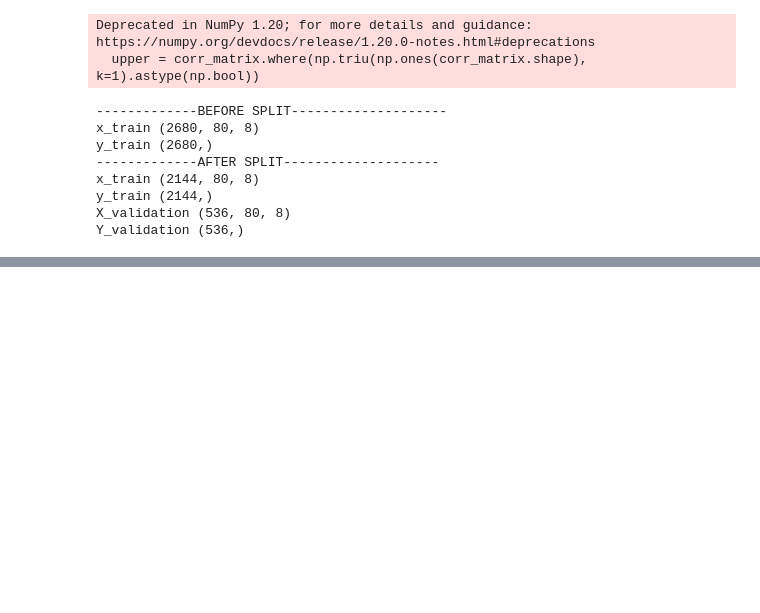
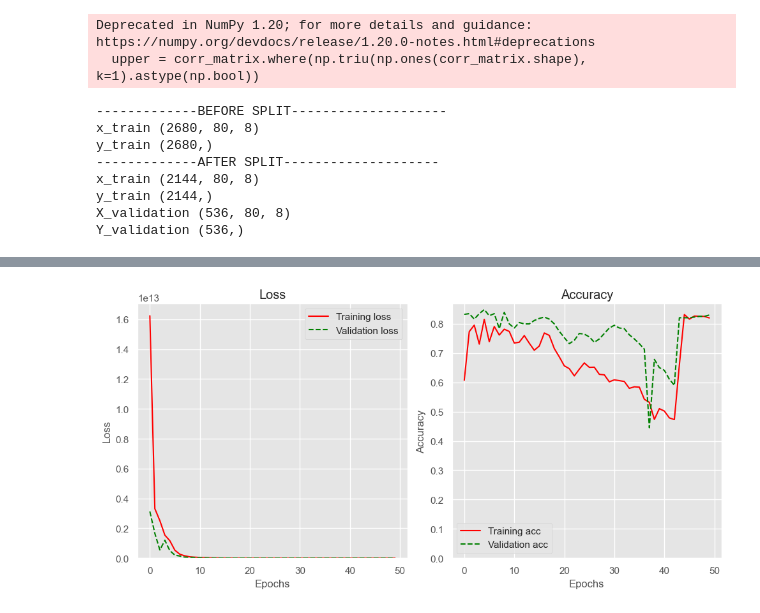
Before and after one commit to R3V0S/TMA-Botnet-Detection-with-Deep-Learning, a Jupyter notebook: Working Tests/1DCNN-CTU-test.ipynb, the cells around one changed output, grey strips where cells are left out. Saved outputs shown, nothing was run; the diff lists cells and outputs as text; code cells hidden in the pictures; blank space fills up the shorter version.

```diff
--- a/Working Tests/1DCNN-CTU-test.ipynb
+++ b/Working Tests/1DCNN-CTU-test.ipynb
@@ -8,16 +8,26 @@ from keras.models import Sequential
 from keras.layers import Dense, Dropout, Flatten, Reshape, GlobalAveragePooling1D, Conv2D, MaxPooling2D, Conv1D, MaxPooling1D
 from keras.wrappers.scikit_learn import KerasClassifier
 from keras.callbacks import EarlyStopping
+from keras.callbacks import ModelCheckpoint
+from keras.callbacks import CSVLogger
 from sklearn import preprocessing
 from keras.utils import np_utils
 from sklearn.model_selection import train_test_split
 from sklearn.preprocessing import MinMaxScaler
 from scipy import stats
 from sklearn.metrics import accuracy_score
-
+import joblib
 from sklearn import metrics
 from sklearn.metrics import classification_report
 from sklearn import preprocessing
+import tensorflow as tf
+from datetime import datetime
+
+tf.keras.backend.clear_session()
+
+pd.options.display.float_format = '{:.1f}'.format
+sns.set() # Default seaborn look and feel
+plt.style.use('ggplot')
 # %%
 data_path=os.getcwd()+'\\data'
 df=pd.read_csv(data_path+'\\CTU13_LabelCluster.csv', sep=',')
@@ -252,5 +273,17 @@ print('New Y_validation shape: ', Y_validation.shape)
 # %%
-callback = EarlyStopping(monitor='acc', patience=1)
+file_path = 'Best_Models\\' + datetime.now().strftime("%d%m%Y%H%M%S") + 'best_model.{epoch:02d}-{accuracy:.2f}.h5'
+callbacks_list = [
+    ModelCheckpoint(
+        filepath=file_path,
+        monitor='accuracy',
+        save_best_only=True,
+        save_weights_only=False,
+        mode='auto',
+        save_freq='epoch'
+    ),
+    EarlyStopping(monitor='accuracy', patience=50),
+    CSVLogger('Logs\\training.log', separator=",", append=True)
+]
 
 model_odcnn = Sequential()
 model_odcnn.add(Reshape((rows_segment, features), input_shape=(input_shape,)))
@@ -271,7 +304,7 @@ history = model_odcnn.fit(X_train,
                       Y_train,
                       batch_size=400,
                       epochs=50,
-                      callbacks=[callback],
+                      callbacks=callbacks_list,
                       validation_split=0.2,
                       verbose=1)
 # validation_data=(X_validation,Y_validation)
@@ -281,28 +333,33 @@ history_dict.keys()
 # %%
 loss = history.history['loss']
 val_loss = history.history['val_loss']
 accuracy = history.history['accuracy']
 val_acc = history.history['val_accuracy']
 
 plt.rcParams['figure.figsize'] = [10, 5]
 plt.subplot(1, 2, 1)
 plt.plot(range(0, 50), loss, 'g', label='Training loss', color='red')
-plt.plot(range(0, 50), val_loss, 'g--', label='Val Training loss', color='green')
-plt.title('Training loss')
+plt.plot(range(0, 50), val_loss, 'g--', label='Validation loss', color='green')
+plt.title('Loss')
 plt.xlabel('Epochs')
 plt.ylabel('Loss')
+plt.legend()
+plt.ylim(0)
+plt.tight_layout()
 
 plt.subplot(1, 2, 2)
 plt.plot(range(0, 50), accuracy, 'g', label='Training acc', color='red')
-plt.plot(range(0, 50), val_acc, 'g--', label='Training acc', color='green')
-plt.title('Training accuracy')
+plt.plot(range(0, 50), val_acc, 'g--', label='Validation acc', color='green')
+plt.title('Accuracy')
 plt.xlabel('Epochs')
 plt.ylabel('Accuracy')
+plt.legend()
+plt.ylim(0)
+plt.tight_layout()
 
-plt.ylim(0)
-plt.legend()
-plt.tight_layout()
 plt.show()
+# %% [output]
+[figure, added]
 # %%
 def show_confusion_matrix(validations, predictions):
 
```
Also changed, not shown: parts of 8 cells of this notebook, 7 other files.
